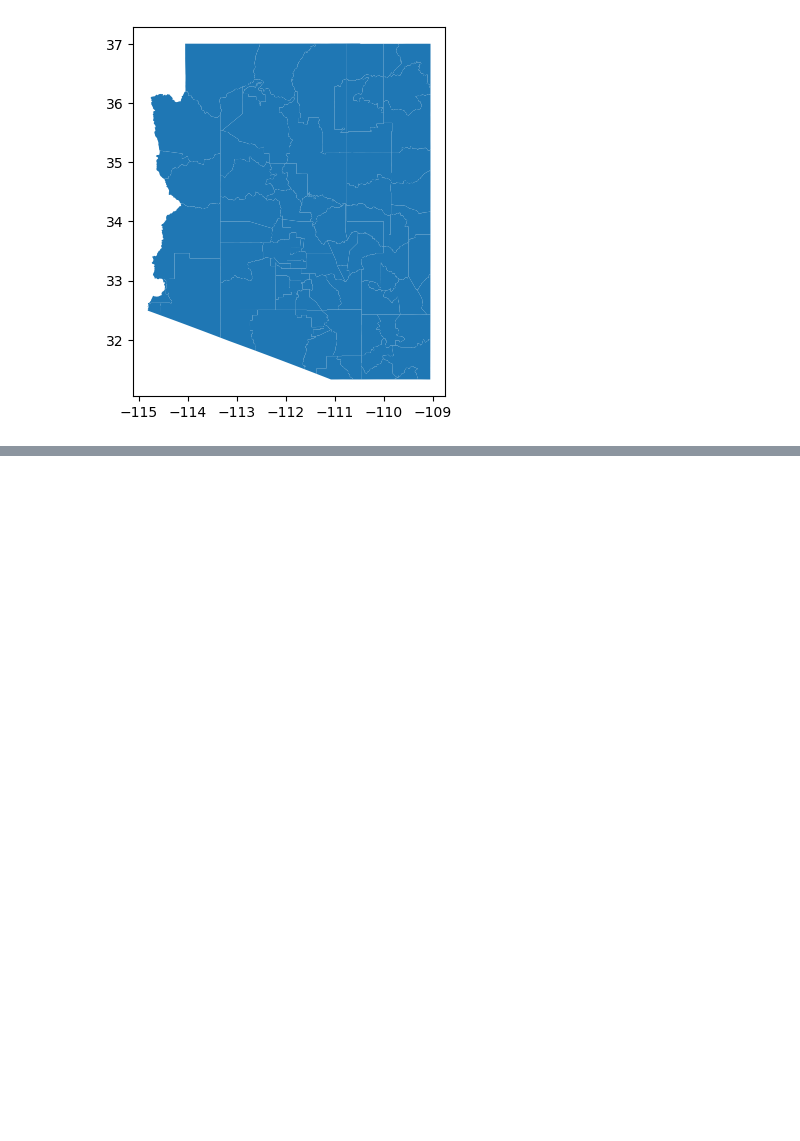
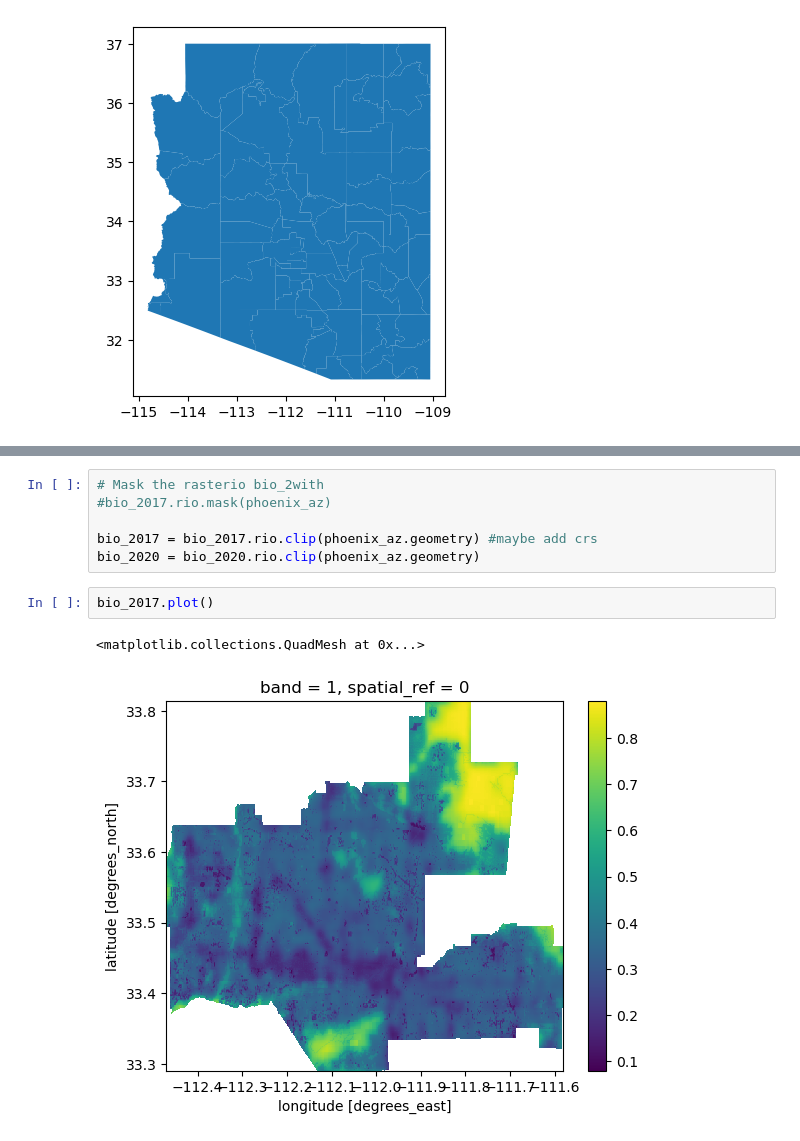
Before and after one commit to IsabellaSegarra/biodiversity-intactness, a Jupyter notebook: biodiversity-intactness.ipynb, the cells around one changed output, grey strips where cells are left out. Saved outputs shown, nothing was run; the diff lists cells and outputs as text; blank space fills up the shorter version.

```diff
--- a/biodiversity-intactness.ipynb
+++ b/biodiversity-intactness.ipynb
@@ -154,0 +209,11 @@ pheonix.plot()
+# %%
+# Mask the rasterio bio_2with
+#bio_2017.rio.mask(phoenix_az)
+
+bio_2017 = bio_2017.rio.clip(phoenix_az.geometry) #maybe add crs
+bio_2020 = bio_2020.rio.clip(phoenix_az.geometry)
+# %%
+bio_2017.plot()
+# %% [output]
+<matplotlib.collections.QuadMesh at 0x...>
+[figure, added]
```
Also changed, not shown: parts of 40 cells of this notebook.
